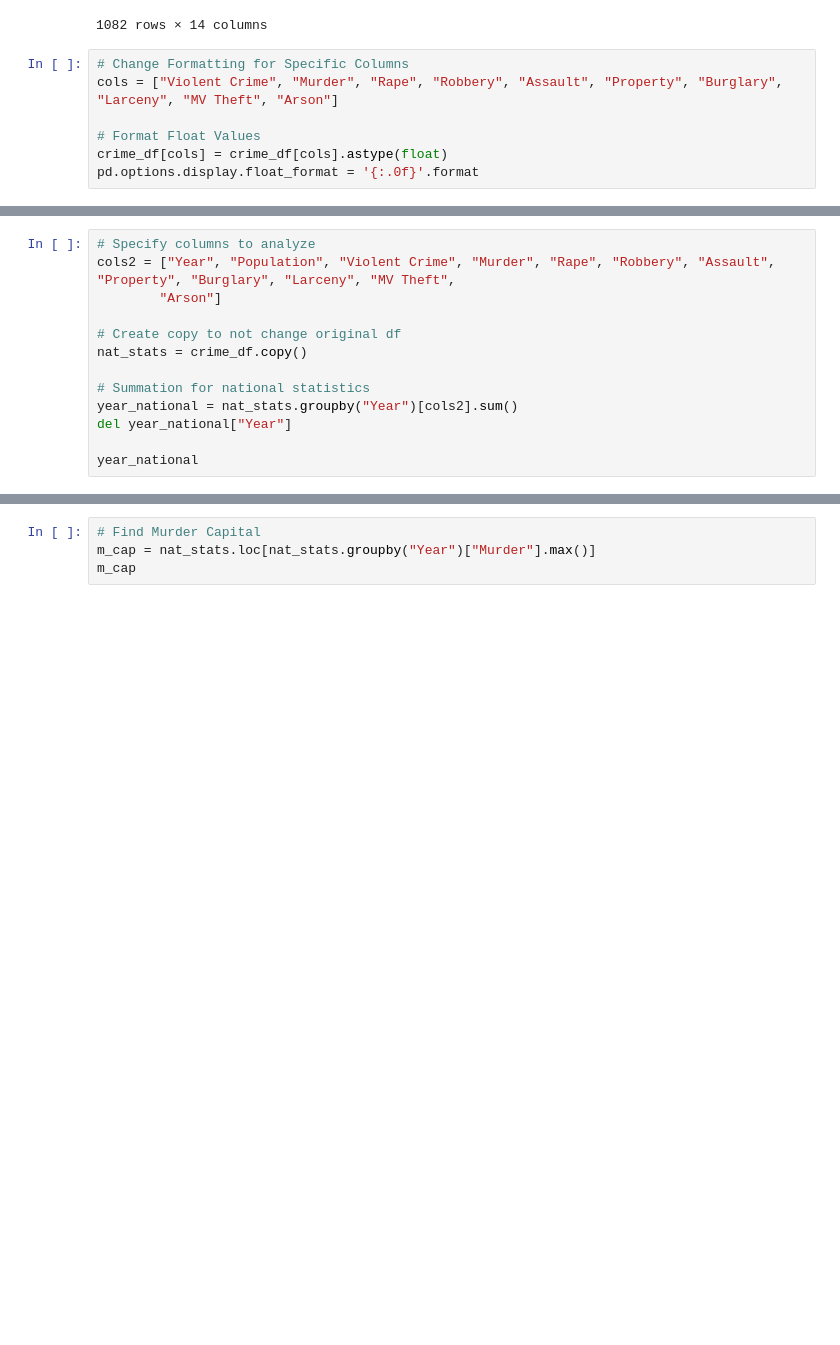
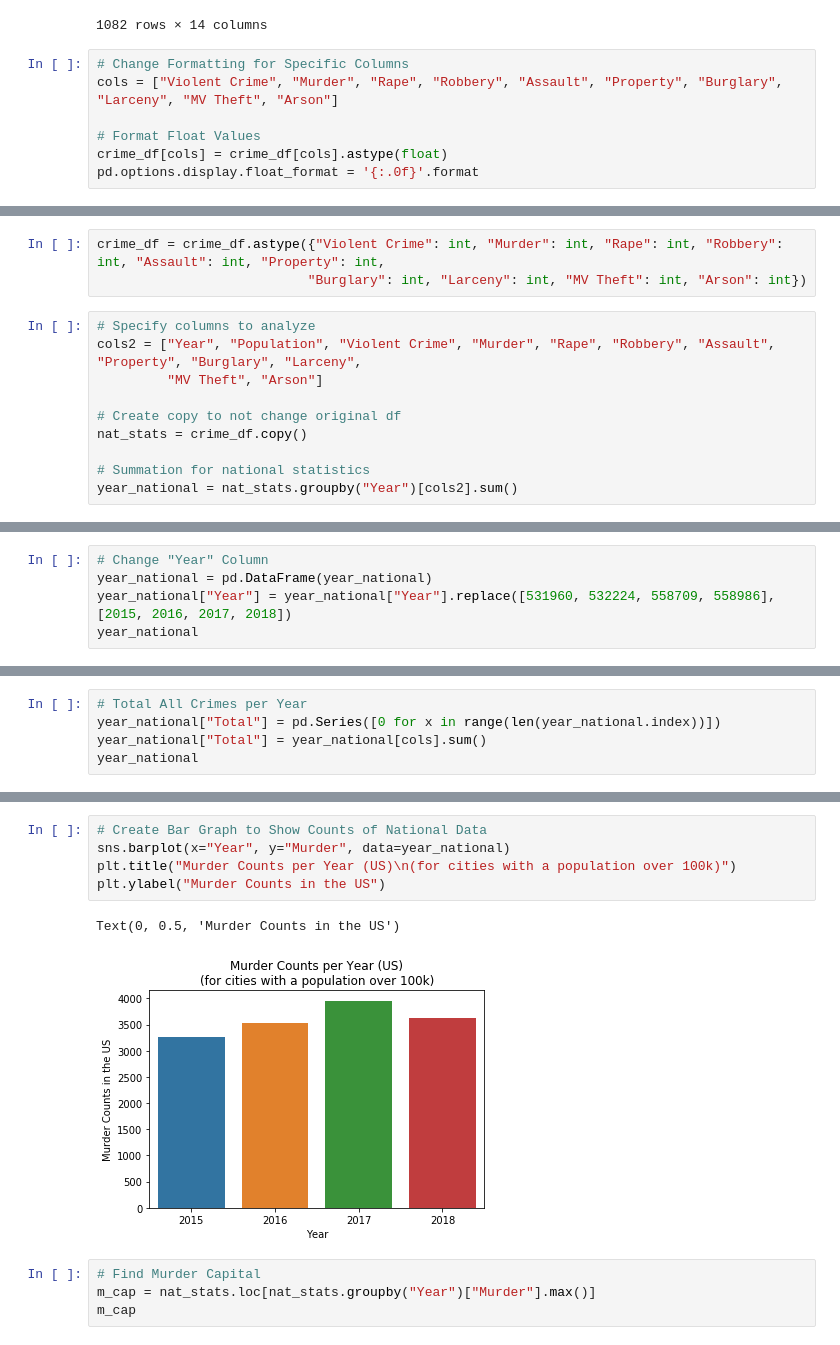
Before and after one commit to livillaranda/Project_1, a Jupyter notebook: Analyzing_Dataset.ipynb, the cells around one changed output, grey strips where cells are left out. Drawn from its saved outputs; the diff is of its cells as text; blank space fills up the shorter version.

Commit message:
Added one graph to Analysis.

```diff
--- a/Analyzing_Dataset.ipynb
+++ b/Analyzing_Dataset.ipynb
@@ -52,13 +36,13 @@ crime_df
+# %%
+crime_df = crime_df.astype({"Violent Crime": int, "Murder": int, "Rape": int, "Robbery": int, "Assault": int, "Property": int,
+                           "Burglary": int, "Larceny": int, "MV Theft": int, "Arson": int})
 # %%
 # Specify columns to analyze
-cols2 = ["Year", "Population", "Violent Crime", "Murder", "Rape", "Robbery", "Assault", "Property", "Burglary", "Larceny", "MV Theft",
-        "Arson"]
+cols2 = ["Year", "Population", "Violent Crime", "Murder", "Rape", "Robbery", "Assault", "Property", "Burglary", "Larceny",
+         "MV Theft", "Arson"]
 
 # Create copy to not change original df
 nat_stats = crime_df.copy()
 
 # Summation for national statistics
 year_national = nat_stats.groupby("Year")[cols2].sum()
-del year_national["Year"]
-
-year_national
@@ -71,0 +49,5 @@ year_national
+# %%
+# Change "Year" Column
+year_national = pd.DataFrame(year_national)
+year_national["Year"] = year_national["Year"].replace([531960, 532224, 558709, 558986], [2015, 2016, 2017, 2018])
+year_national
@@ -71,0 +61,5 @@ year_national
+# %%
+# Total All Crimes per Year
+year_national["Total"] = pd.Series([0 for x in range(len(year_national.index))])
+year_national["Total"] = year_national[cols].sum()
+year_national
@@ -72,3 +73,11 @@ year_national
+# %%
+# Create Bar Graph to Show Counts of National Data
+sns.barplot(x="Year", y="Murder", data=year_national)
+plt.title("Murder Counts per Year (US)\n(for cities with a population over 100k)")
+plt.ylabel("Murder Counts in the US")
+# %% [output]
+Text(0, 0.5, 'Murder Counts in the US')
+[figure, added]
 # %%
 # Find Murder Capital
 m_cap = nat_stats.loc[nat_stats.groupby("Year")["Murder"].max()]
```
Also changed, not shown: parts of 7 cells of this notebook.
